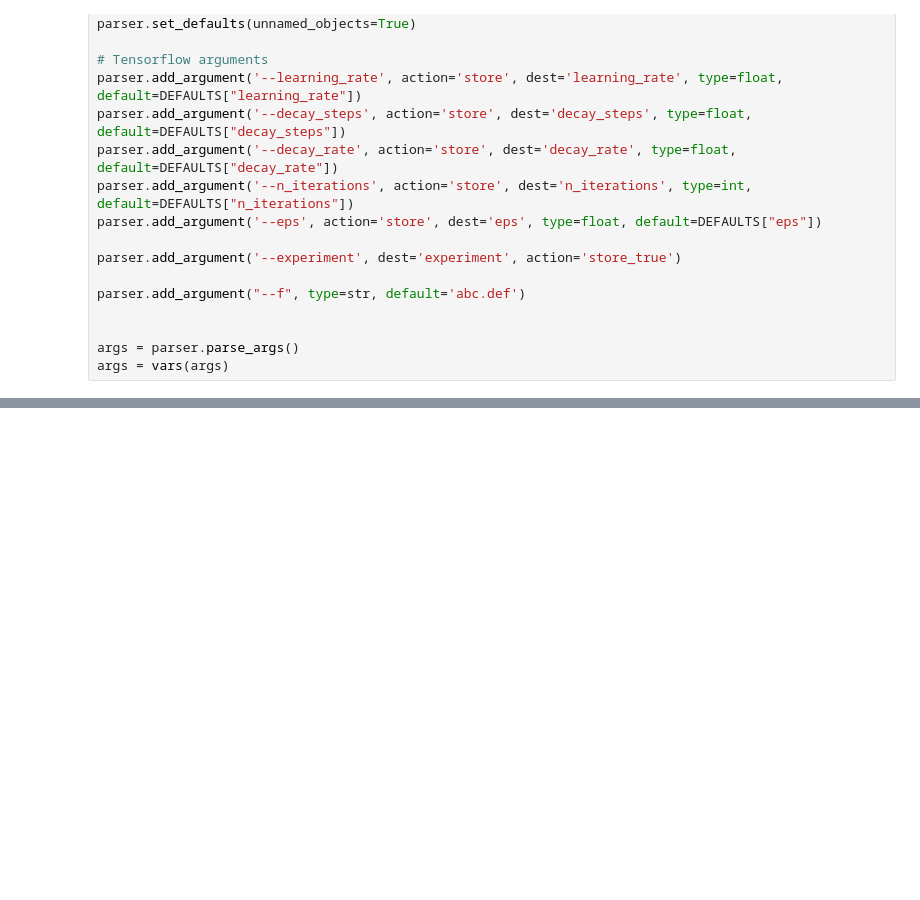
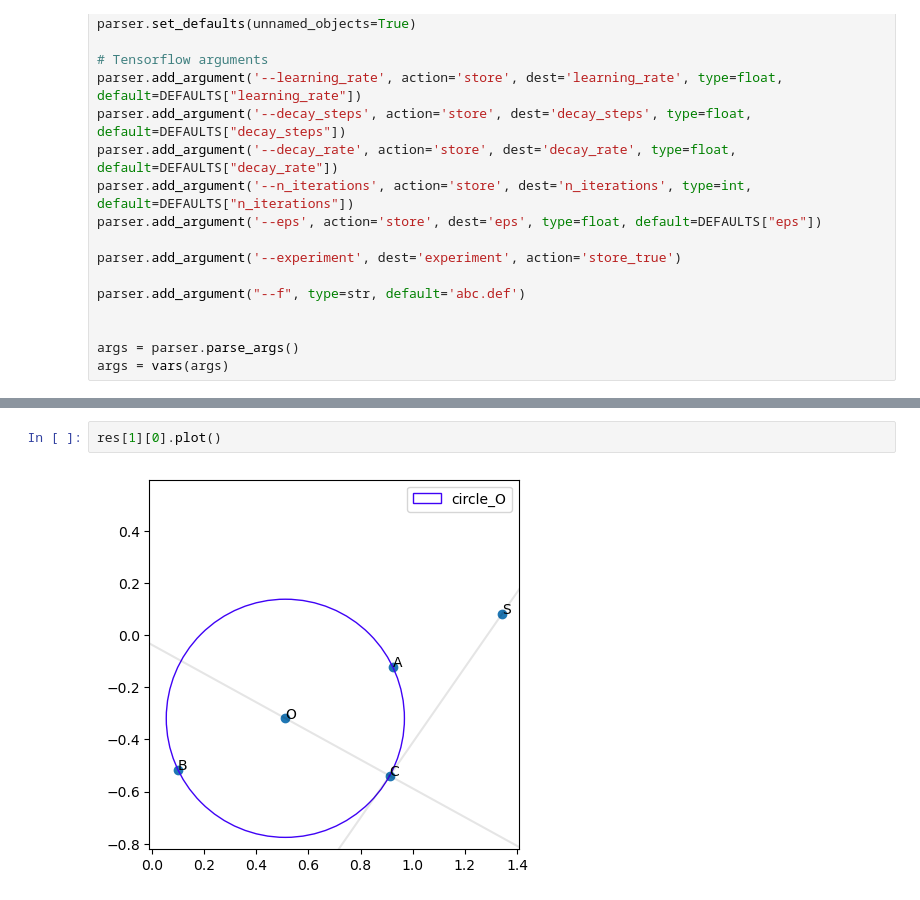
Before and after one commit to seanq31/geo-model-builder, a Jupyter notebook: src/test_cli.ipynb, the cells around one changed output, grey strips where cells are left out. Drawn from its saved outputs; the diff is of its cells as text; blank space fills up the shorter version.

```diff
--- a/src/test_cli.ipynb
+++ b/src/test_cli.ipynb
@@ -202,3 +102,7 @@ eval (eq-n (uangle F E M) (div (mul 35.0 3.141592653589793) 180.0))
+# %%
+res[1][0].plot()
+# %% [output]
+[figure, added]
 # %%
 for item in res[0]:
     print(item)
```
Also changed, not shown: parts of 6 cells of this notebook, 7 other files.
